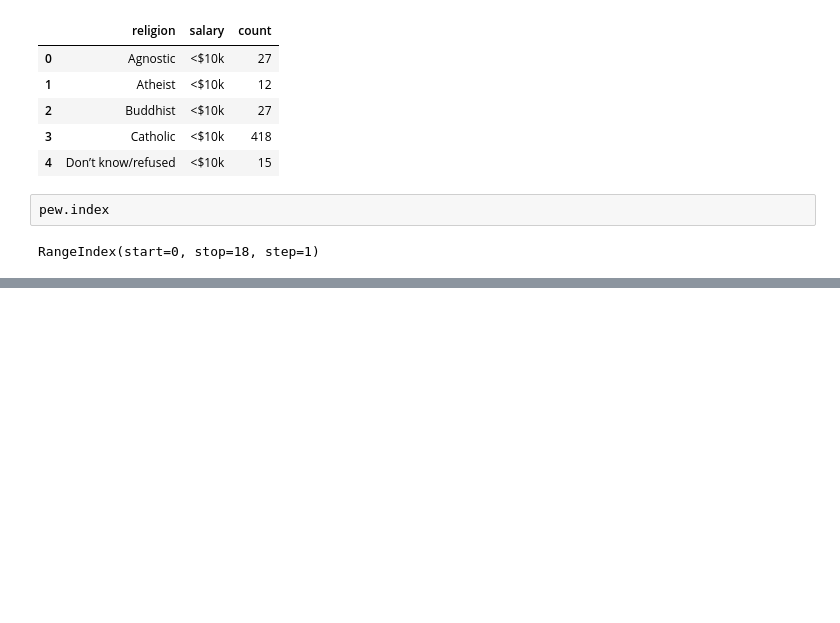
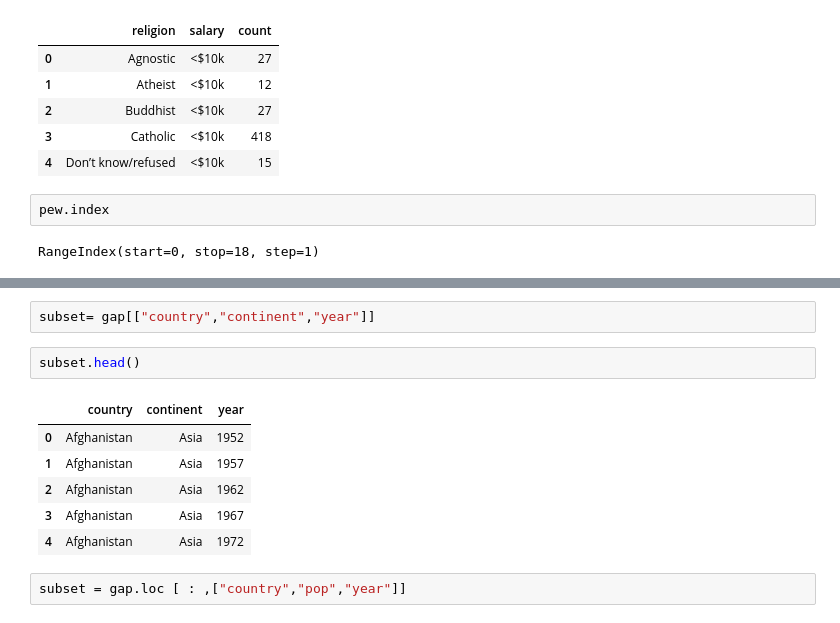
Before and after one commit to yusuf-uthman/data-wrangling-using-pandas, a Jupyter notebook: data_clean.ipynb, the cells around one changed output, grey strips where cells are left out. Cells and saved outputs as stored; diff of their text form; blank space fills up the shorter version.

```diff
--- a/data_clean.ipynb
+++ b/data_clean.ipynb
@@ -85,0 +162,13 @@ AttributeError: 'DataFrame' object has no attribute 'column'
+# %%
+subset= gap[["country","continent","year"]]
+# %%
+subset.head()
+# %% [output]
+|  | country | continent | year |
+| 0 | Afghanistan | Asia | 1952 |
+| 1 | Afghanistan | Asia | 1957 |
+| 2 | Afghanistan | Asia | 1962 |
+| 3 | Afghanistan | Asia | 1967 |
+| 4 | Afghanistan | Asia | 1972 |
+# %%
+subset = gap.loc [ : ,["country","pop","year"]]
```
Also changed, not shown: parts of 19 cells of this notebook, 1 other file.
